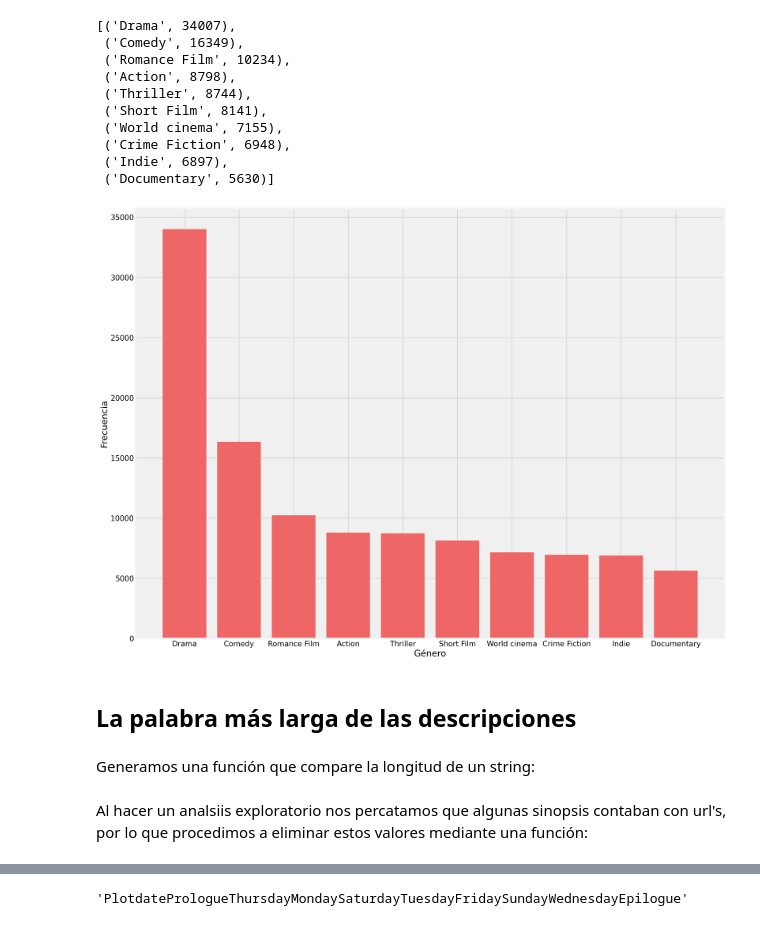
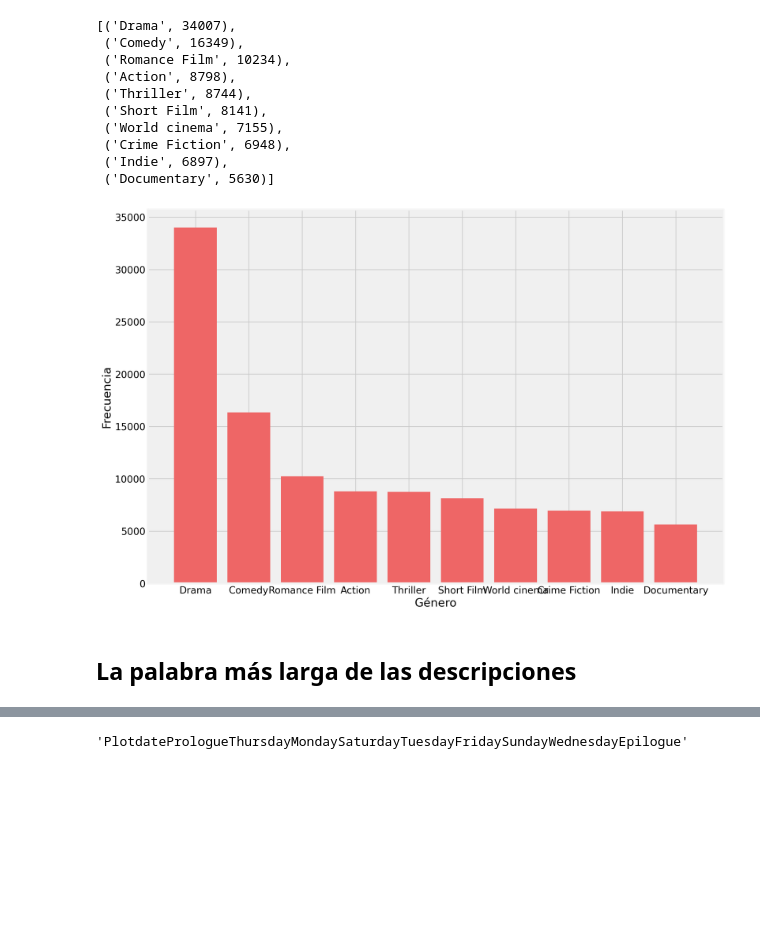
Before and after one commit to danielfrgs/2022_1-Datos-Masivos-I, a Jupyter notebook: Proyectos/P1/P1.ipynb, the cells around one changed output, grey strips where cells are left out. Cells and saved outputs as stored; diff of their text form; code cells hidden in the pictures; blank space fills up the shorter version.

```diff
--- a/Proyectos/P1/P1.ipynb
+++ b/Proyectos/P1/P1.ipynb
@@ -82,6 +82,6 @@ def read_txt(direccion):
 # %%
 # Importamos datos:
 
-character = read_tsv('MovieSummaries/character.metadata.tsv')
-movie = read_tsv('MovieSummaries/movie.metadata.tsv')
+character = read_tsv('character.metadata.tsv')
+movie = read_tsv('movie.metadata.tsv')
 # %%
@@ -134,19 +129,17 @@ genere_count.take(10)
 # %%
 histograma = genere_count.take(10)#.collect()
 numeros = [ numero for (numero, _) in histograma ]
 frecuencias = [ frecuencia for (_, frecuencia) in histograma ]
 
-figure(figsize=(20, 15), dpi=200)
+figure(figsize=(15, 10), dpi=200)
 with plt.style.context('fivethirtyeight'):
     plt.bar(numeros, frecuencias, color='#EE6666')
 
 plt.xlabel('Género')
 plt.ylabel('Frecuencia')
 plt.show()
 figsize =(10, 7)
 # %% [output]
-[figure, old version]
+[figure, new version]
 # %% [markdown]
 ## La palabra más larga de las descripciones
-# %% [markdown]
-Generamos una función que compare la longitud de un string:
@@ -159,2 +145,0 @@ def com_string(x, y):
-# %% [markdown]
-Al hacer un analsiis exploratorio nos percatamos que algunas sinopsis contaban con url's, por lo que procedimos a eliminar estos valores mediante una función:
```
Also changed, not shown: parts of 132 cells of this notebook.
